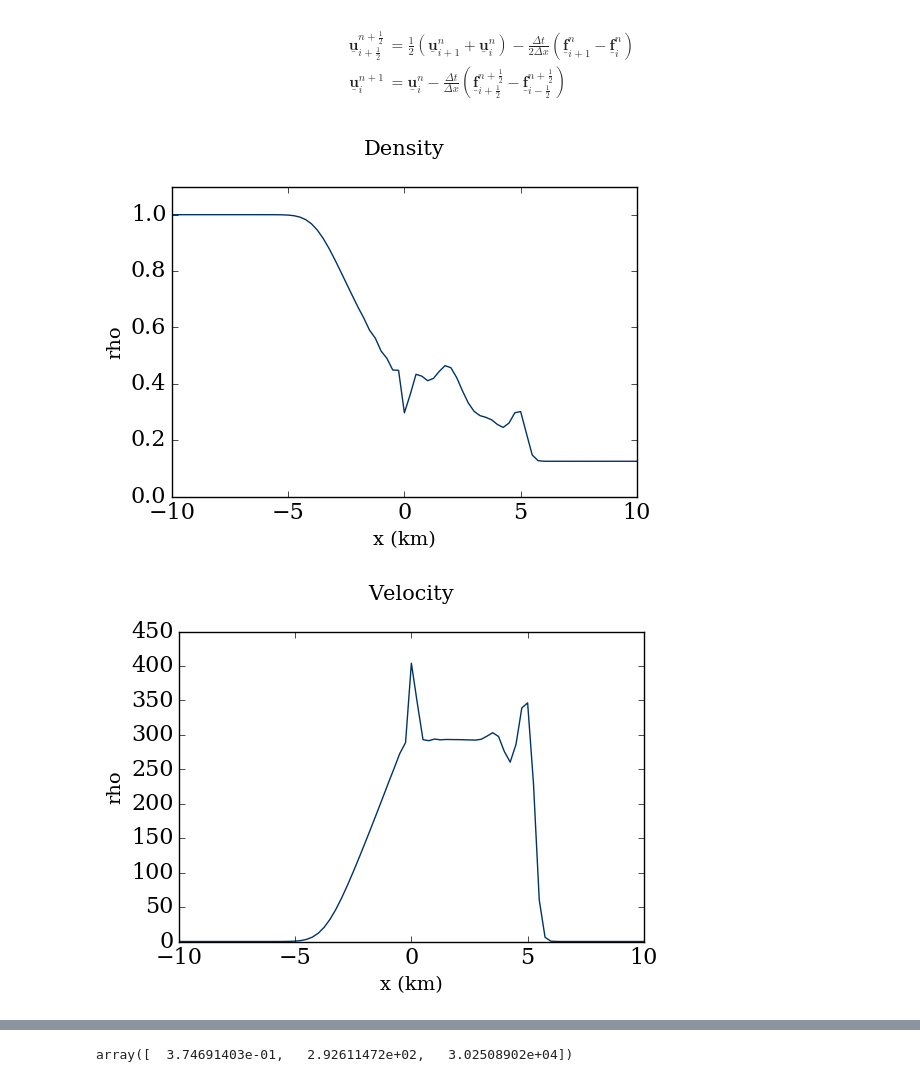
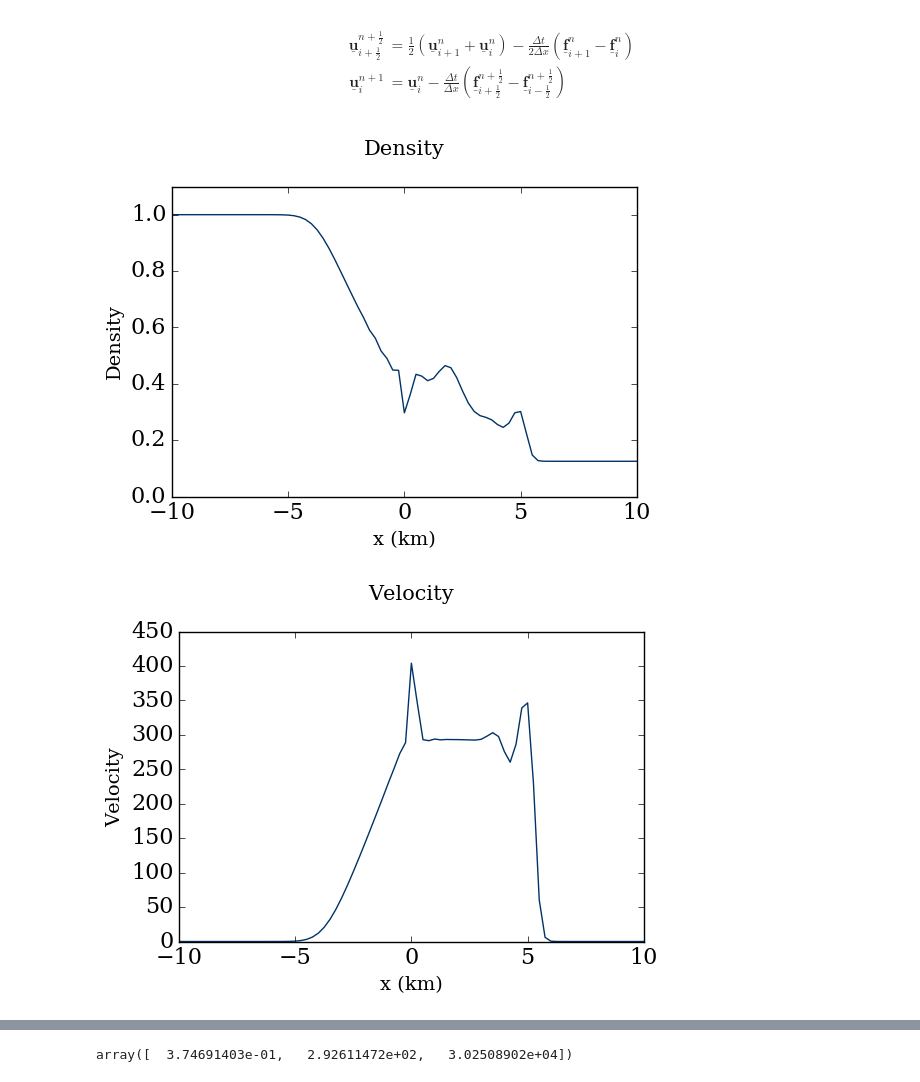
Before and after one commit to CarolineJonas/Module3, a Jupyter notebook: Shock_tube.ipynb, the cells around one changed output, grey strips where cells are left out. Cells and saved outputs as stored; diff of their text form; code cells hidden in the pictures.

```diff
--- a/Shock_tube.ipynb
+++ b/Shock_tube.ipynb
@@ -83,13 +76,18 @@ def Shock(v0,nt):
     return uu
 # %%
 v0=vector_u(IC[0],IC[1],IC[2])
+shock=Shock(v0,50)
+# %%
+def ans(j,vector):
+    v=numpy.ones(3)
+    v[0]=vector[0,j]
+    v[1]=vector[1,j]/vector[0,j]
+    v[2]=0.4*(vector[2,j]-0.5*vector[1,j]**2/vector[0,j])
+    return v
 # %%
-def plot(v0,nt):
+def plot(vector):
     #we create a function that will give us directly the density, the velocity and the pressure as a vector
     v=numpy.ones((3,81))
-    shock=Shock(v0,nt)
     for j in range(81):
-            v[0,j]=shock[0,j]
-            v[1,j]=shock[1,j]/shock[0,j]
-            v[2,j]=0.4*(shock[2,j]-0.5*shock[1,j]**2/shock[0,j])
+            v[:,j]=ans(j,vector)
     return v
@@ -106,14 +96,14 @@ def graph(ordonnée,ymin,ymax,title):
     pyplot.plot(x,ordonnée, color='#003366', lw=1)
     pyplot.ylim(ymin,ymax);
     pyplot.xlabel('x (km)', fontsize=14) #x label
-    pyplot.ylabel('rho', fontsize=14) #y label,
+    pyplot.ylabel(title, fontsize=14) #y label,
     pyplot.title(title, y=1.08, fontsize=15) ;
 # %%
-graph(plot(v0,50)[0],0.0,1.1,'Density')
+graph(plot(shock)[0],0.0,1.1,'Density')
 # %% [output]
-[figure, old version]
+[figure, new version]
 # %%
-graph(plot(v0,50)[1],0.0,450.0,'Velocity')
+graph(plot(shock)[1],0.0,450.0,'Velocity')
 # %% [output]
-[figure, old version]
+[figure, new version]
 # %%
```
Also changed, not shown: parts of 4 cells of this notebook.
